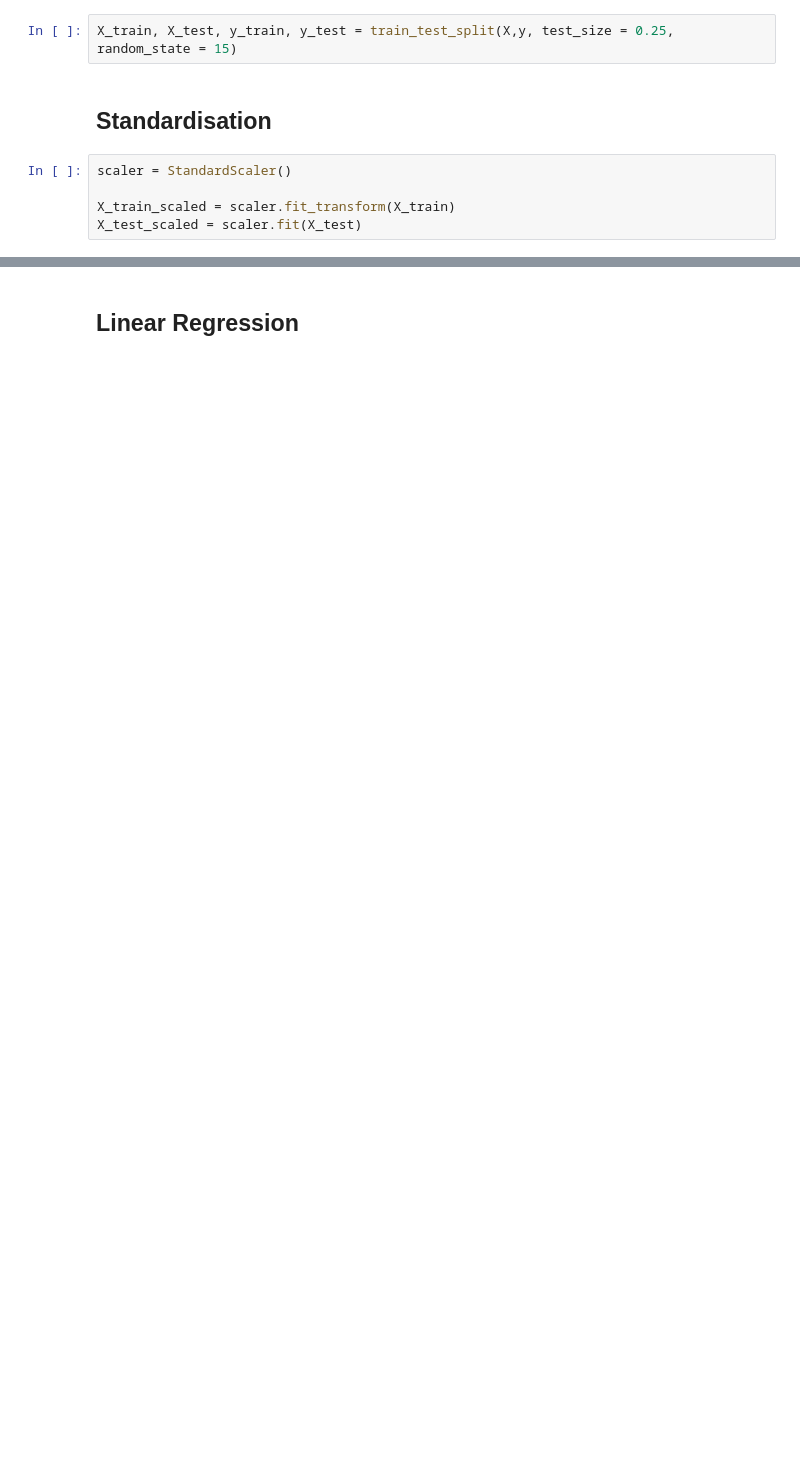
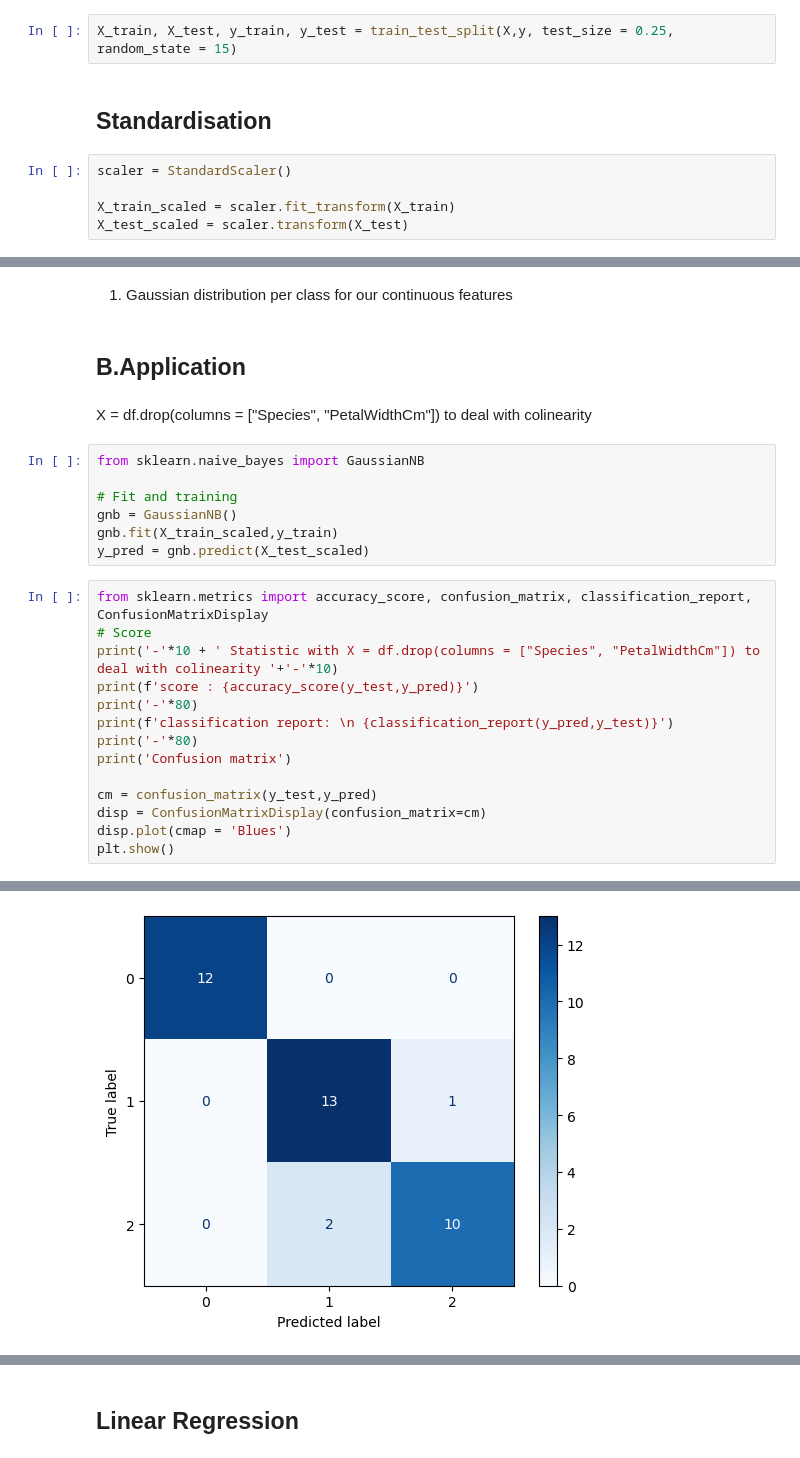
Before and after one commit to OsirisYetna/Data_science_basics, a Jupyter notebook: iris_analysis.ipynb, the cells around one changed output, grey strips where cells are left out. Drawn from its saved outputs; the diff is of its cells as text; blank space fills up the shorter version.

Commit message:
end of naiv bayes prediction

```diff
--- a/iris_analysis.ipynb
+++ b/iris_analysis.ipynb
@@ -140,6 +178,6 @@ X_train, X_test, y_train, y_test = train_test_split(X,y, test_size = 0.25, rando
 scaler = StandardScaler()
 
 X_train_scaled = scaler.fit_transform(X_train)
-X_test_scaled = scaler.fit(X_test)
+X_test_scaled = scaler.transform(X_test)
 # %% [markdown]
 <a id="libraries"></a>
@@ -151,0 +195,28 @@ plt.show()
+# %% [markdown]
+1. Gaussian distribution per class for our continuous features
+# %% [markdown]
+## B.Application
+# %% [markdown]
+X = df.drop(columns = ["Species", "PetalWidthCm"]) to deal with colinearity
+# %%
+from sklearn.naive_bayes import GaussianNB
+
+# Fit and training
+gnb = GaussianNB()
+gnb.fit(X_train_scaled,y_train)
+y_pred = gnb.predict(X_test_scaled)
+# %%
+from sklearn.metrics import accuracy_score, confusion_matrix, classification_report, ConfusionMatrixDisplay
+# Score
+print('-'*10 + ' Statistic with X = df.drop(columns = ["Species", "PetalWidthCm"]) to deal with colinearity '+'-'*10)
+print(f'score : {accuracy_score(y_test,y_pred)}')
+print('-'*80)
+print(f'classification report: \n {classification_report(y_pred,y_test)}')
+print('-'*80)
+print('Confusion matrix')
+
+cm = confusion_matrix(y_test,y_pred)
+disp = ConfusionMatrixDisplay(confusion_matrix=cm)
+disp.plot(cmap = 'Blues')
+plt.show()
+# %% [output]
@@ -151,0 +239 @@ plt.show()
+[figure, added]
```
Also changed, not shown: parts of 19 cells of this notebook.
